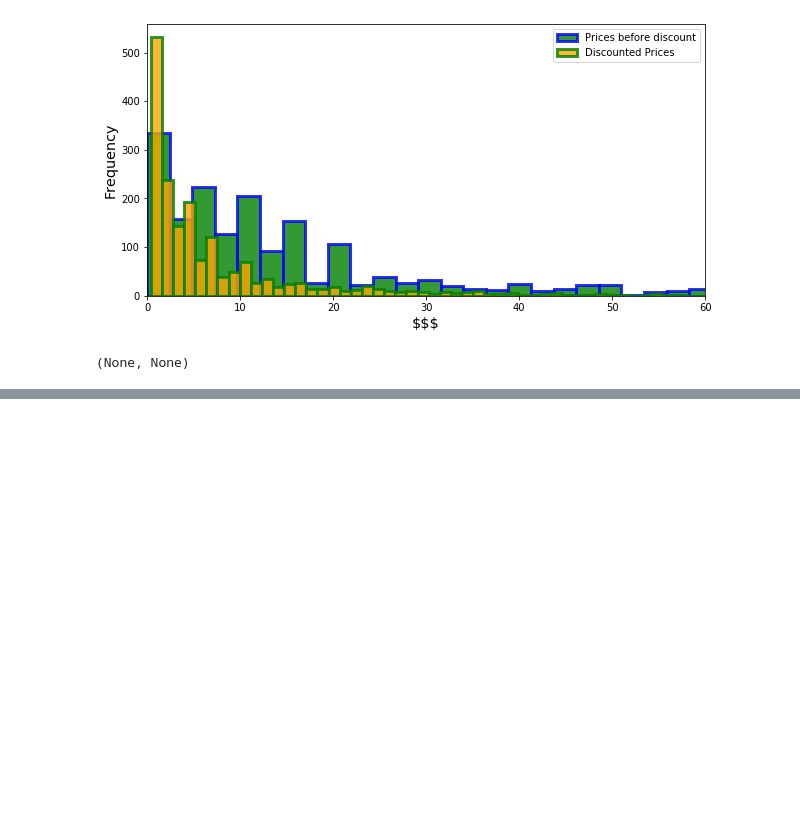
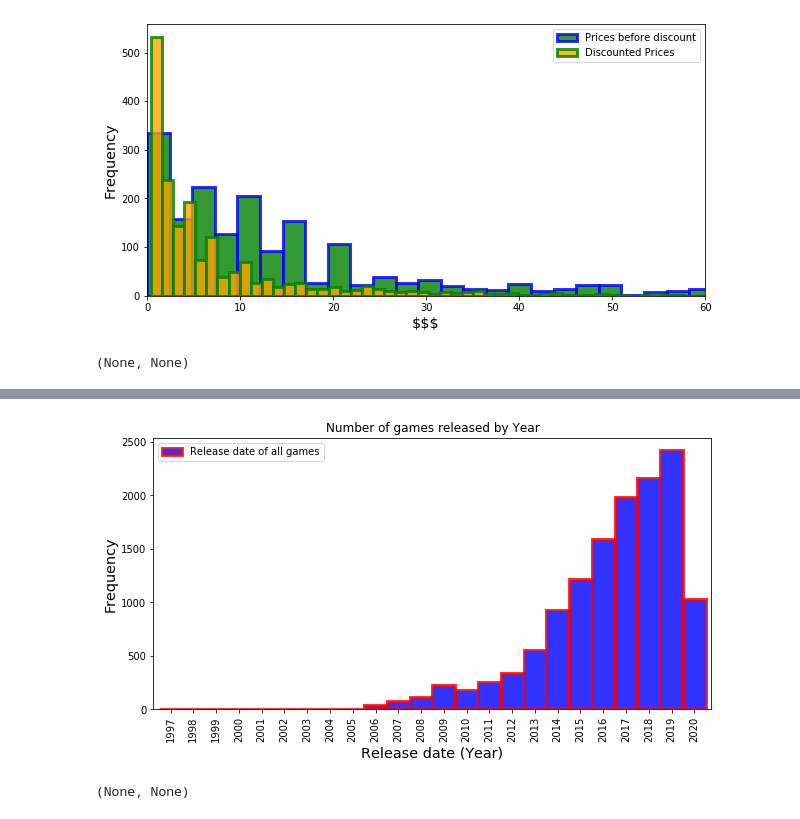
Before and after one commit to magicbeans817/likememes, a Jupyter notebook: Data_interpreter.ipynb, the cells around one changed output, grey strips where cells are left out. Saved outputs shown, nothing was run; the diff lists cells and outputs as text; code cells hidden in the pictures; blank space fills up the shorter version.

```diff
--- a/Data_interpreter.ipynb
+++ b/Data_interpreter.ipynb
@@ -61,0 +68,5 @@ dfs.price_hist()
+# %%
+dfs.release_hist_total_year()
+# %% [output]
+[figure, added]
+(None, None)
```
Also changed, not shown: parts of 27 cells of this notebook.
